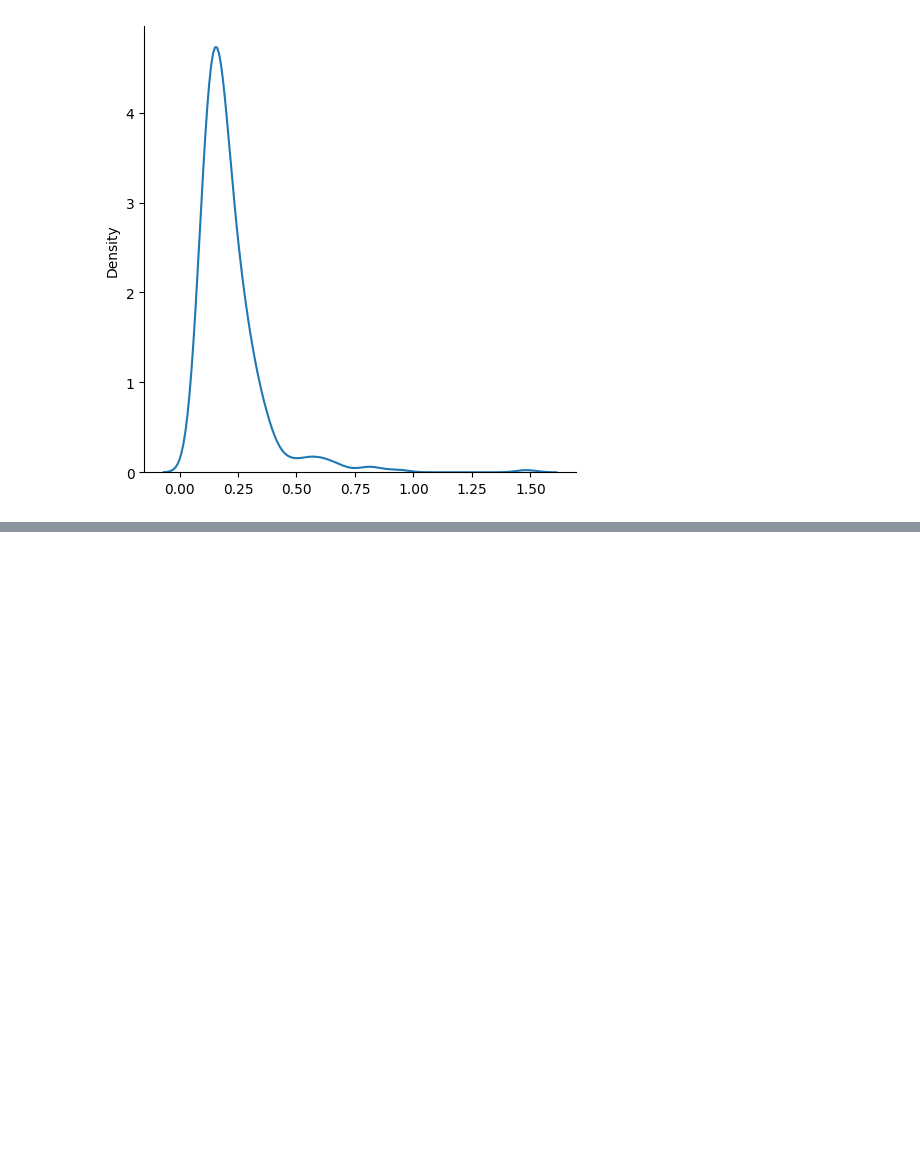
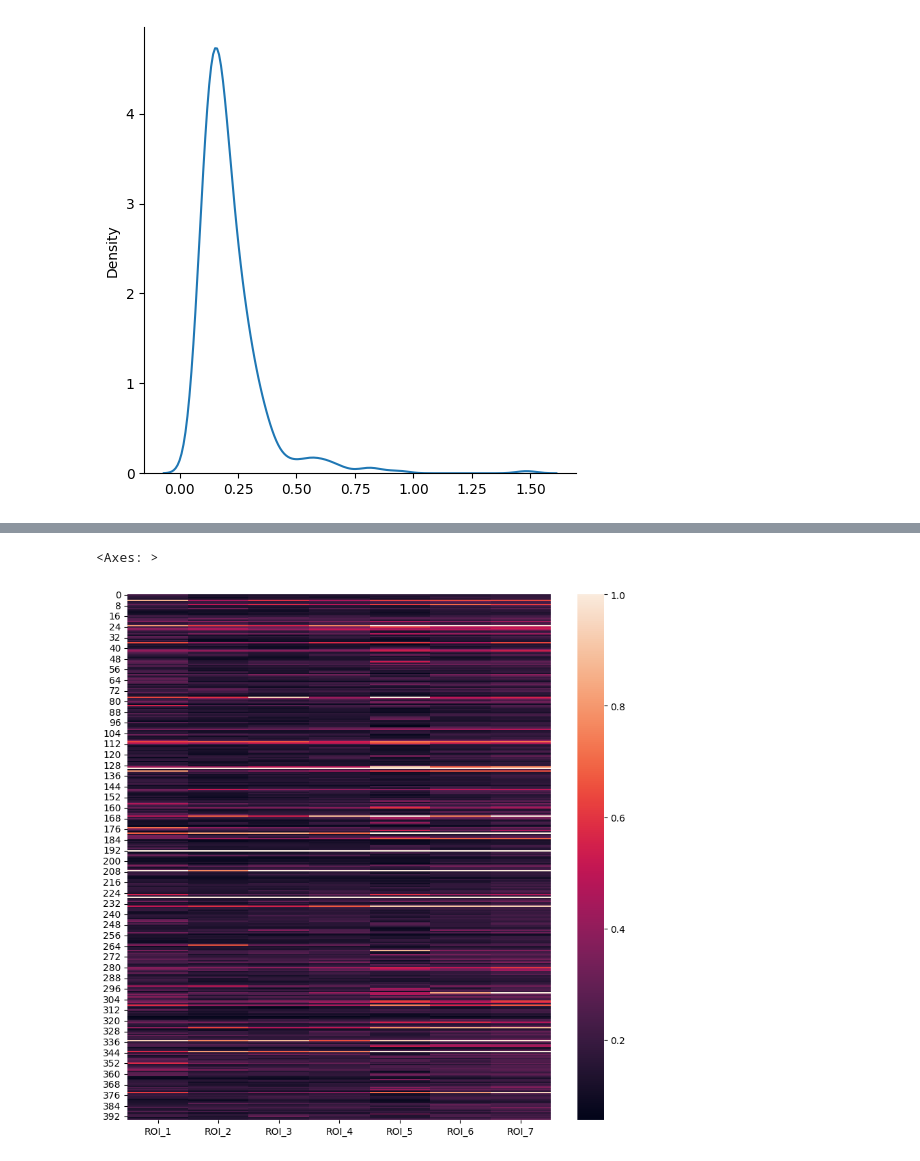
Before and after one commit to malt1114/Thesis_Neurodiversity, a Jupyter notebook: Malthe is confused.ipynb, the cells around one changed output, grey strips where cells are left out. Drawn from its saved outputs; the diff is of its cells as text; code cells hidden in the pictures; blank space fills up the shorter version.

```diff
--- a/Malthe is confused.ipynb
+++ b/Malthe is confused.ipynb
@@ -75,0 +101,7 @@ sns.displot(var_pr_roi['ROI_1'][var_pr_roi['ROI_1']<2].to_list(), kind= 'kde')
+# %%
+plt.figure(figsize=(10, 10))
+
+sns.heatmap(var_pr_roi.loc[:, var_pr_roi.columns != "subject"], vmax = 1) # if we ignore huge values
+# %% [output]
+<Axes: >
+[figure, added]
```
Also changed, not shown: parts of 17 cells of this notebook.
